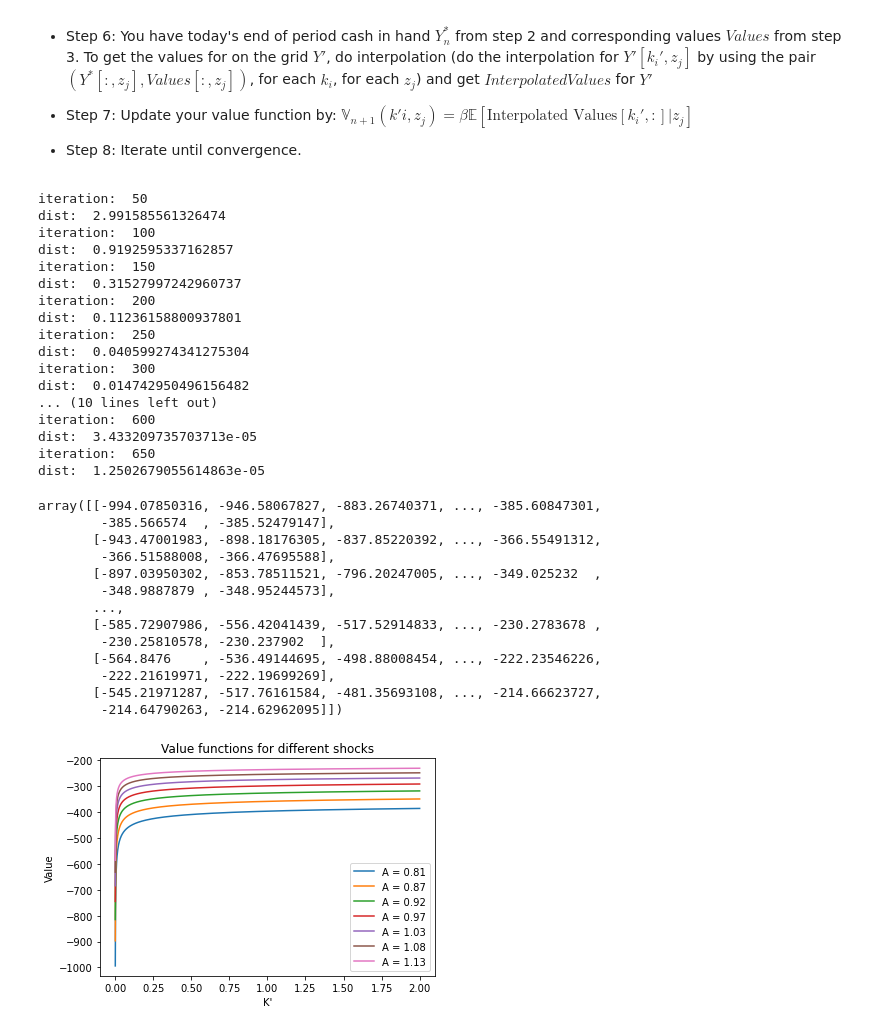
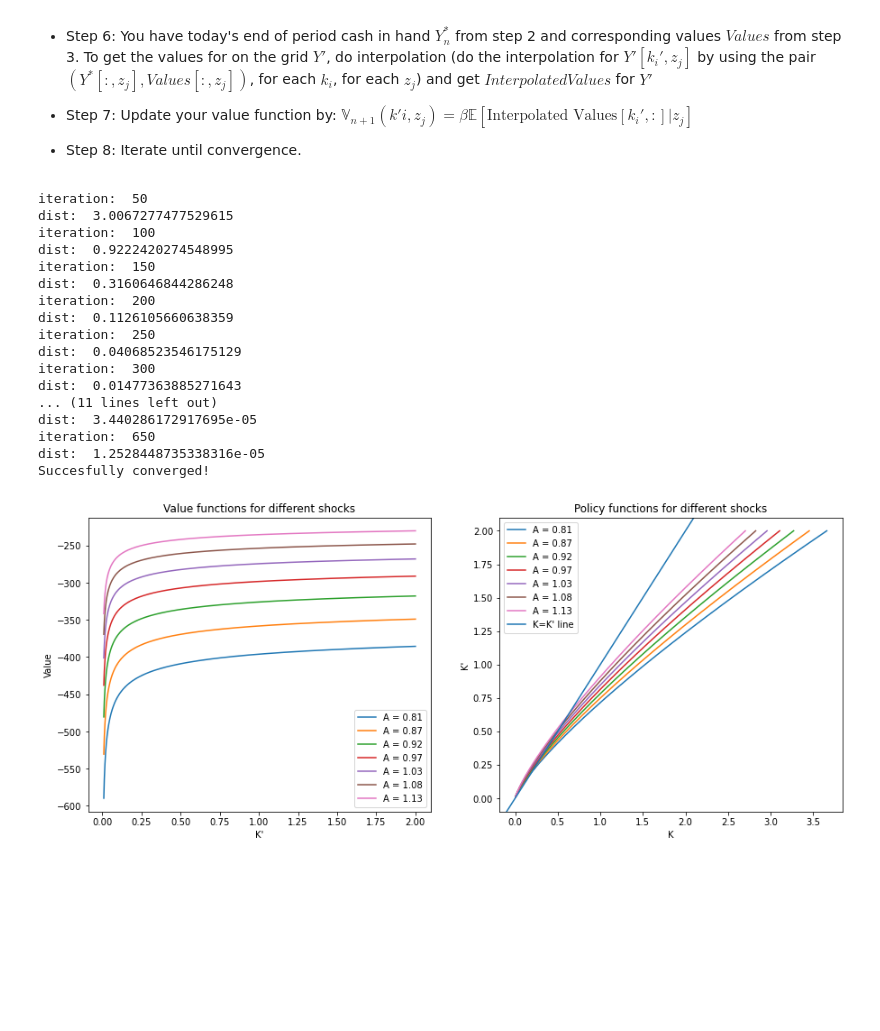
Before and after one commit to hamecetin/Quantitative_Methods_2, a Jupyter notebook: PS4/ps4.ipynb, the cells around one changed output. Saved outputs shown, nothing was run; the diff lists cells and outputs as text; code cells hidden in the pictures; blank space fills up the shorter version.

Commit message:
Adding policy function

```diff
--- a/PS4/ps4.ipynb
+++ b/PS4/ps4.ipynb
@@ -112,7 +114,7 @@ A = markov.state_values
 
 # Maximum sustainable Capital:
 K_max = 2
-K_min = 0.001
+K_min = 0.01
 
 # Use and expanding grid for more accuracy:
 Kp = K_min + (K_max - K_min) * (np.linspace(0, 1, n_k)**θ)
@@ -173,51 +175,54 @@ while dist > error and iteration < max_iter:
     #Step 7: Update your value
     V_0 = V_1.copy()
 
+    #To see the iteration progress
     if iteration % 50 == 0:
         print('iteration: ', iteration)
         print('dist: ', dist)
+    if dist < error:
+        print('Succesfully converged!')
 # %% [output]
 iteration:  50
-dist:  2.991585561326474
+dist:  3.0067277477529615
 iteration:  100
-dist:  0.9192595337162857
+dist:  0.9222420274548995
 iteration:  150
-dist:  0.31527997242960737
+dist:  0.3160646844286248
 iteration:  200
-dist:  0.11236158800937801
+dist:  0.1126105660638359
 iteration:  250
-dist:  0.040599274341275304
+dist:  0.04068523546175129
 iteration:  300
-dist:  0.014742950496156482
-... (10 lines left out)
-iteration:  600
-dist:  3.433209735703713e-05
+dist:  0.01477363885271643
+... (11 lines left out)
+dist:  3.440286172917695e-05
 iteration:  650
-dist:  1.2502679055614863e-05
+dist:  1.2528448735338316e-05
+Succesfully converged!
-# %%
-V_1
-# %% [output]
-array([[-994.07850316, -946.58067827, -883.26740371, ..., -385.60847301,
-        -385.566574  , -385.52479147],
-       [-943.47001983, -898.18176305, -837.85220392, ..., -366.55491312,
-        -366.51588008, -366.47695588],
-       [-897.03950302, -853.78511521, -796.20247005, ..., -349.025232  ,
-        -348.9887879 , -348.95244573],
-       ...,
-       [-585.72907986, -556.42041439, -517.52914833, ..., -230.2783678 ,
-        -230.25810578, -230.237902  ],
-       [-564.8476    , -536.49144695, -498.88008454, ..., -222.23546226,
-        -222.21619971, -222.19699269],
-       [-545.21971287, -517.76161584, -481.35693108, ..., -214.66623727,
-        -214.64790263, -214.62962095]])
+# %%
+#To find the policy function
+k_policy = np.zeros((n_A,n_k))
+for i in range(n_A):
+    for j in range(n_k):
+        def f(k, z=A[i], y_star=Y_star[i,j]):
+            return z * k**α + (1-δ)*k - y_star
+        k_policy[i,j] = fsolve(f,Kp[0])
 # %%
-fig, ax = plt.subplots()
+fig, ax = plt.subplots(1,2, figsize=(15,6))
 for i in range(n_A//2):
-    ax.plot(Kp,V_1[2*i,:], label=f'A = {np.round(A[2*i],2)}')
-ax.set_xlabel("K'")
-ax.set_ylabel("Value")
-ax.set_title(f'Value functions for different shocks')
-ax.legend()
+    ax[0].plot(Kp,V_1[2*i,:], label=f'A = {np.round(A[2*i],2)}')
+ax[0].set_xlabel("K'")
+ax[0].set_ylabel("Value")
+ax[0].set_title(f'Value functions for different shocks')
+ax[0].legend()
+
+for i in range(n_A//2):
+    ax[1].plot( k_policy[2*i,:],Kp, label=f'A = {np.round(A[2*i],2)}')
+ax[1].set_xlabel("K")
+ax[1].set_ylabel("K'")
+ax[1].set_title(f'Policy functions for different shocks')
+ax[1].axline((0,0), (np.max(Kp), np.max(Kp)), label="K=K' line")
+ax[1].legend()
 plt.show()
 # %% [output]
-[figure, old version]
+[figure, new version]
```
Also changed, not shown: parts of 5 cells of this notebook, 1 other file.
